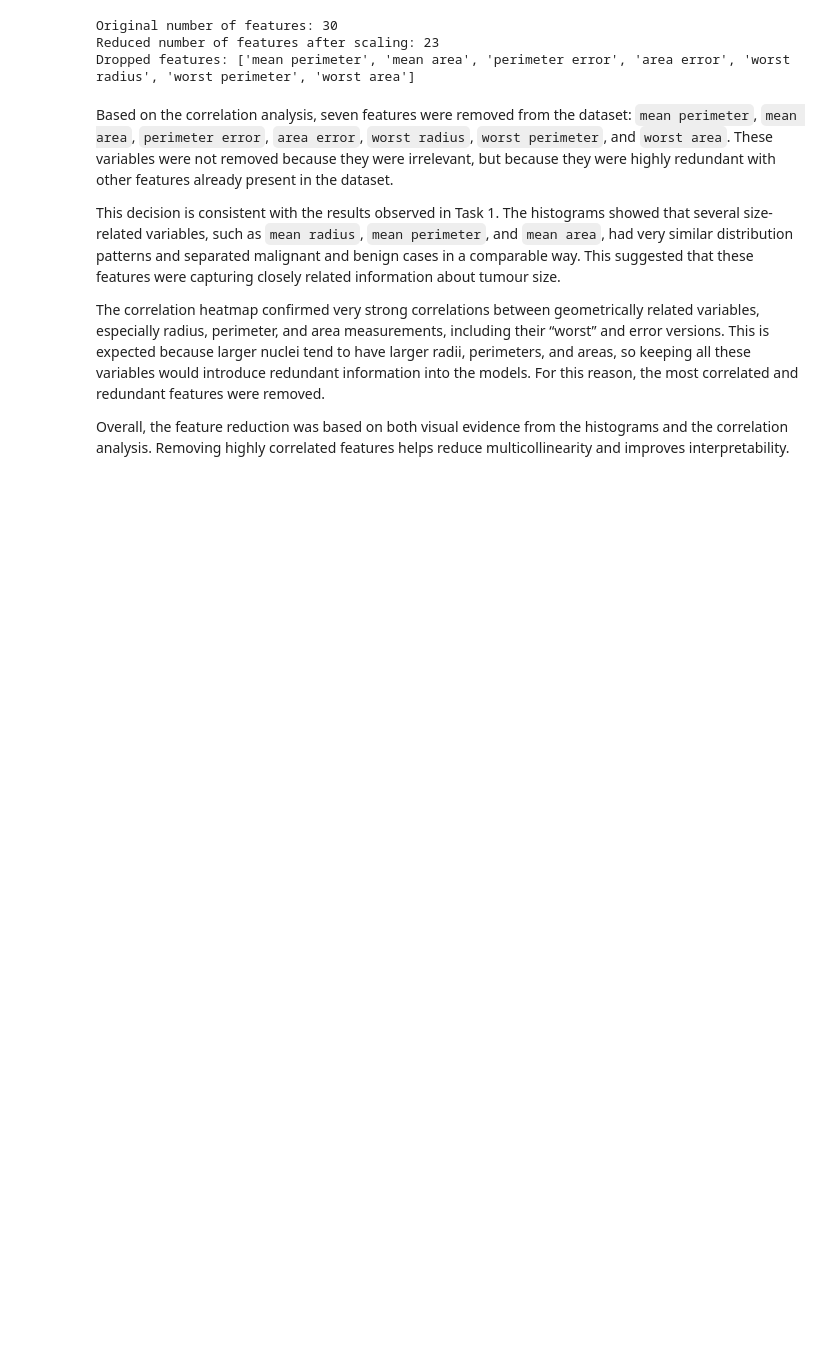
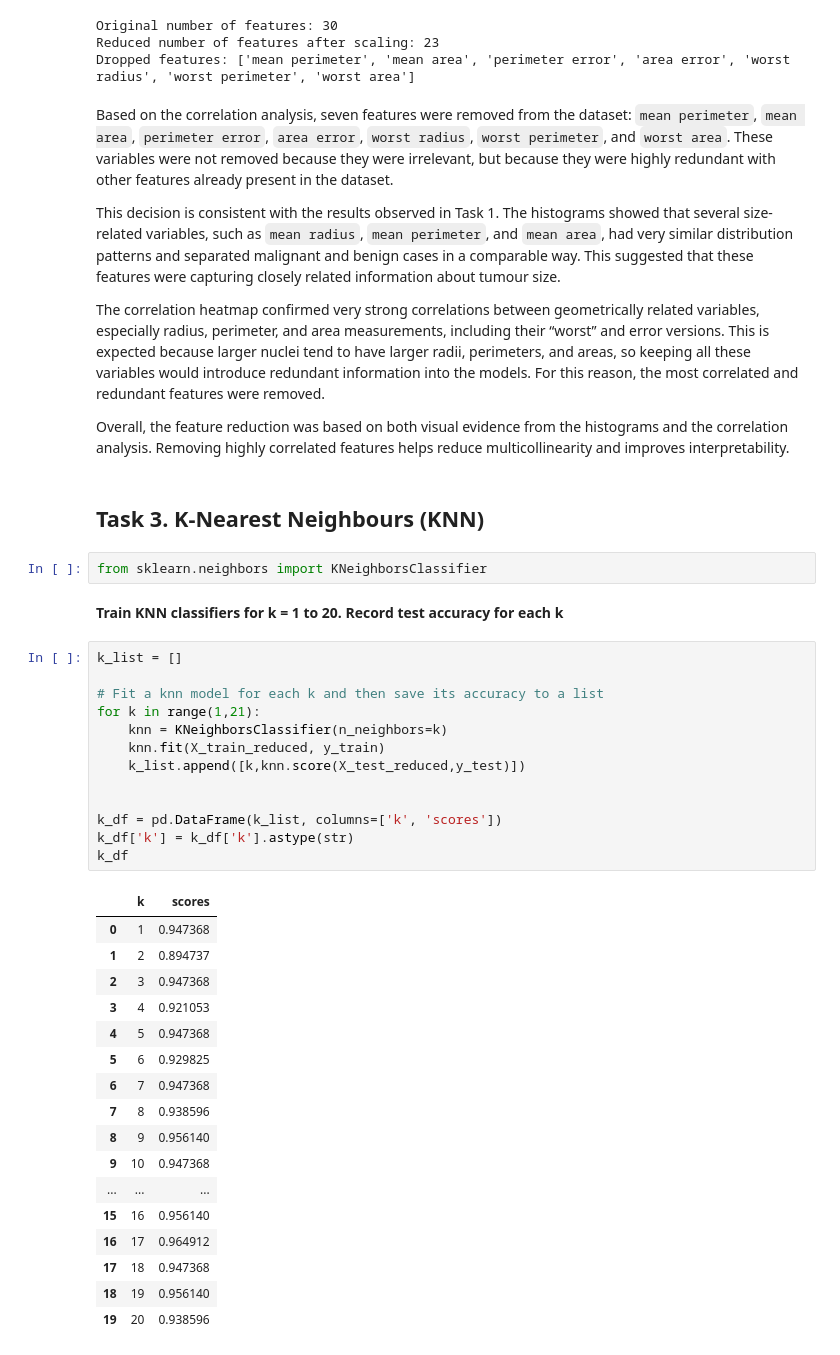
Before and after one commit to Juliagc22/A2-Machine-Learning, a Jupyter notebook: Team14_Supervised_Learning.ipynb, the cells around one changed output. Saved outputs shown, nothing was run; the diff lists cells and outputs as text; blank space fills up the shorter version.

Commit message:
Task 3 añadida

```diff
--- a/Team14_Supervised_Learning.ipynb
+++ b/Team14_Supervised_Learning.ipynb
@@ -264,3 +264,40 @@ This decision is consistent with the results observed in Task 1. The histograms
 The correlation heatmap confirmed very strong correlations between geometrically related variables, especially radius, perimeter, and area measurements, including their “worst” and error versions. This is expected because larger nuclei tend to have larger radii, perimeters, and areas, so keeping all these variables would introduce redundant information into the models. For this reason, the most correlated and redundant features were removed.
 
 Overall, the feature reduction was based on both visual evidence from the histograms and the correlation analysis. Removing highly correlated features helps reduce multicollinearity and improves interpretability.
+# %% [markdown]
+## Task 3. K-Nearest Neighbours (KNN)
+# %%
+from sklearn.neighbors import KNeighborsClassifier
+# %% [markdown]
+**Train KNN classifiers for k = 1 to 20. Record test accuracy for each k**
+# %%
+k_list = []
+
+# Fit a knn model for each k and then save its accuracy to a list
+for k in range(1,21):
+    knn = KNeighborsClassifier(n_neighbors=k)
+    knn.fit(X_train_reduced, y_train)
+    k_list.append([k,knn.score(X_test_reduced,y_test)])
+
+
+k_df = pd.DataFrame(k_list, columns=['k', 'scores'])
+k_df['k'] = k_df['k'].astype(str)
+k_df
+# %% [output]
+|  | k | scores |
+| 0 | 1 | 0.947368 |
+| 1 | 2 | 0.894737 |
+| 2 | 3 | 0.947368 |
+| 3 | 4 | 0.921053 |
+| 4 | 5 | 0.947368 |
+| 5 | 6 | 0.929825 |
+| 6 | 7 | 0.947368 |
+| 7 | 8 | 0.938596 |
+| 8 | 9 | 0.956140 |
+| 9 | 10 | 0.947368 |
+| ... | ... | ... |
+| 15 | 16 | 0.956140 |
+| 16 | 17 | 0.964912 |
+| 17 | 18 | 0.947368 |
+| 18 | 19 | 0.956140 |
+| 19 | 20 | 0.938596 |
```
Also changed, not shown: parts of 17 cells of this notebook.
